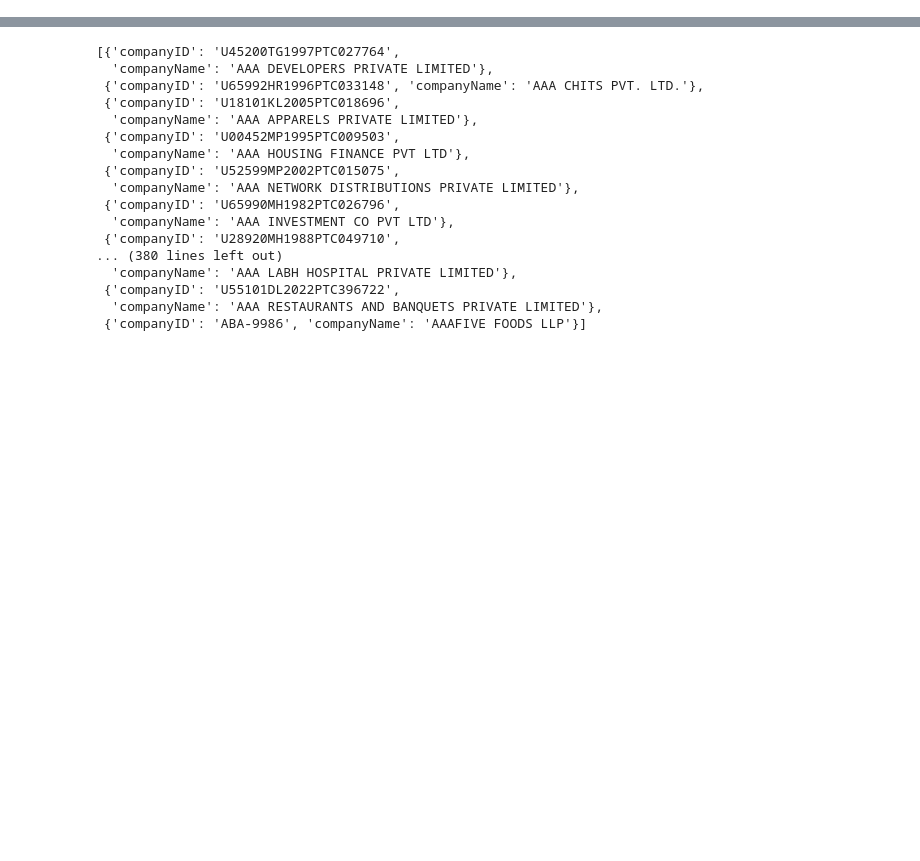
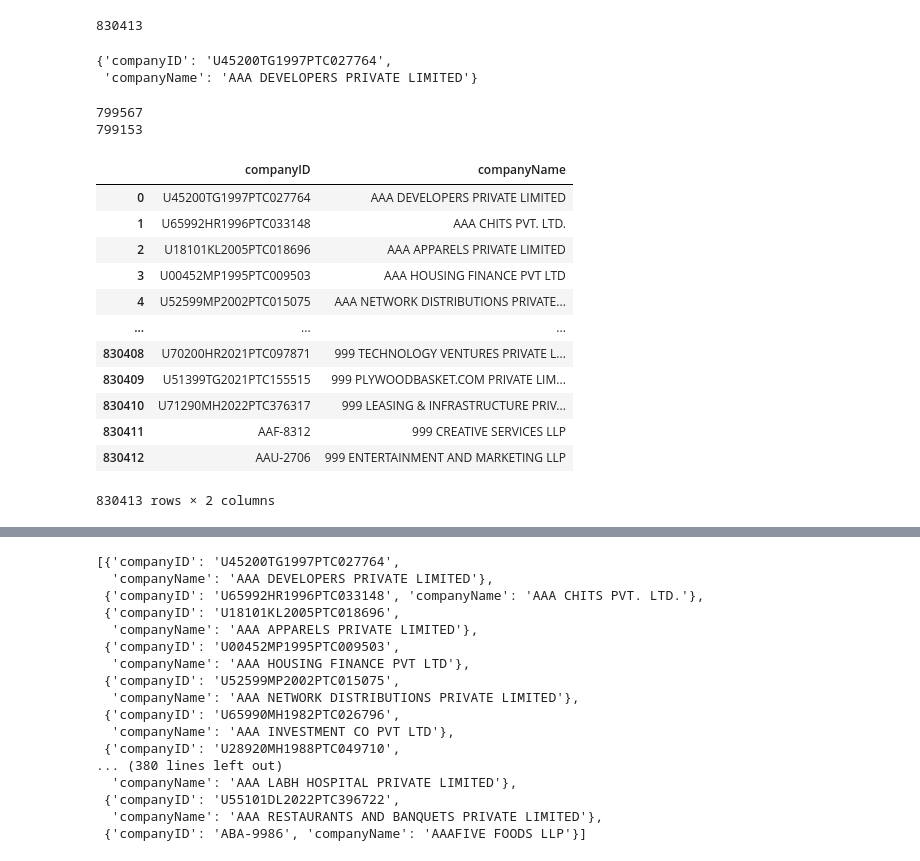
Before and after one commit to bsmarty978/sanctions-scripts, a Jupyter notebook: test.ipynb, the cells around one changed output, grey strips where cells are left out. Saved outputs shown, nothing was run; the diff lists cells and outputs as text; code cells hidden in the pictures; blank space fills up the shorter version.

```diff
--- a/test.ipynb
+++ b/test.ipynb
@@ -26,0 +94,12 @@ for i in l:
+# %%
+import json
+data = json.load(open("MCA-ALL/mca-all-digit.json"))
+# %%
+len(data)
+# %% [output]
+830413
+# %%
+data[0]
+# %% [output]
+{'companyID': 'U45200TG1997PTC027764',
+ 'companyName': 'AAA DEVELOPERS PRIVATE LIMITED'}
@@ -26,0 +112,25 @@ for i in l:
+# %%
+print(len(list(set(cids))))
+print(len(list(set(cnames))))
+# %% [output]
+799567
+799153
+# %%
+import pandas as pd
+raw_data = pd.DataFrame(data)
+# %%
+raw_data
+# %% [output]
+|  | companyID | companyName |
+| 0 | U45200TG1997PTC027764 | AAA DEVELOPERS PRIVATE LIMITED |
+| 1 | U65992HR1996PTC033148 | AAA CHITS PVT. LTD. |
+| 2 | U18101KL2005PTC018696 | AAA APPARELS PRIVATE LIMITED |
+| 3 | U00452MP1995PTC009503 | AAA HOUSING FINANCE PVT LTD |
+| 4 | U52599MP2002PTC015075 | AAA NETWORK DISTRIBUTIONS PRIVATE... |
+| ... | ... | ... |
+| 830408 | U70200HR2021PTC097871 | 999 TECHNOLOGY VENTURES PRIVATE L... |
+| 830409 | U51399TG2021PTC155515 | 999 PLYWOODBASKET.COM PRIVATE LIM... |
+| 830410 | U71290MH2022PTC376317 | 999 LEASING & INFRASTRUCTURE PRIV... |
+| 830411 | AAF-8312 | 999 CREATIVE SERVICES LLP |
+| 830412 | AAU-2706 | 999 ENTERTAINMENT AND MARKETING LLP |
+830413 rows × 2 columns
```
Also changed, not shown: parts of 14 cells of this notebook, 5 other files.
